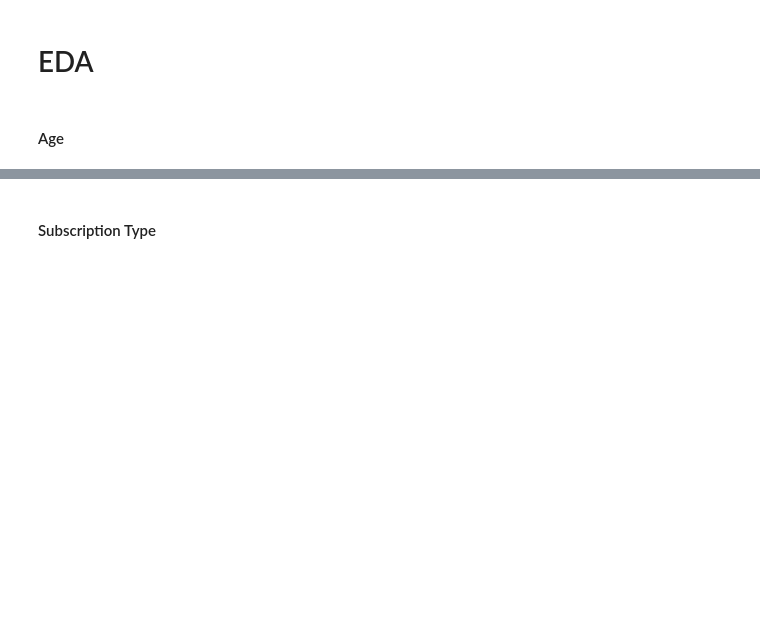
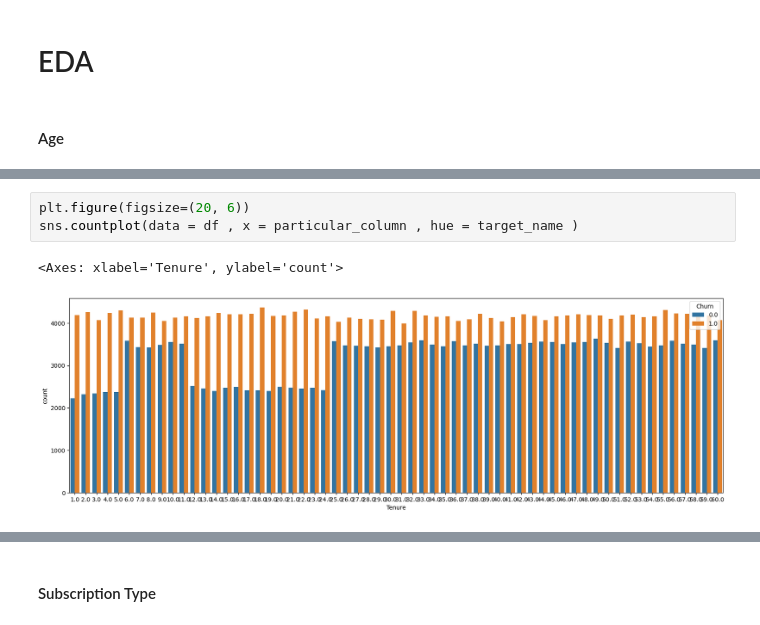
Before and after one commit to Alwin-Sajan/Churn-Project, a Jupyter notebook: Churn_Project.ipynb, the cells around one changed output, grey strips where cells are left out. Saved outputs shown, nothing was run; the diff lists cells and outputs as text; blank space fills up the shorter version.

```diff
--- a/Churn_Project.ipynb
+++ b/Churn_Project.ipynb
@@ -137,0 +157,6 @@ sns.barplot(data=df,x='Age',y='Churn',hue='Gender')
+# %%
+plt.figure(figsize=(20, 6))
+sns.countplot(data = df , x = particular_column , hue = target_name )
+# %% [output]
+<Axes: xlabel='Tenure', ylabel='count'>
+[figure, added]
```
Also changed, not shown: parts of 21 cells of this notebook.
